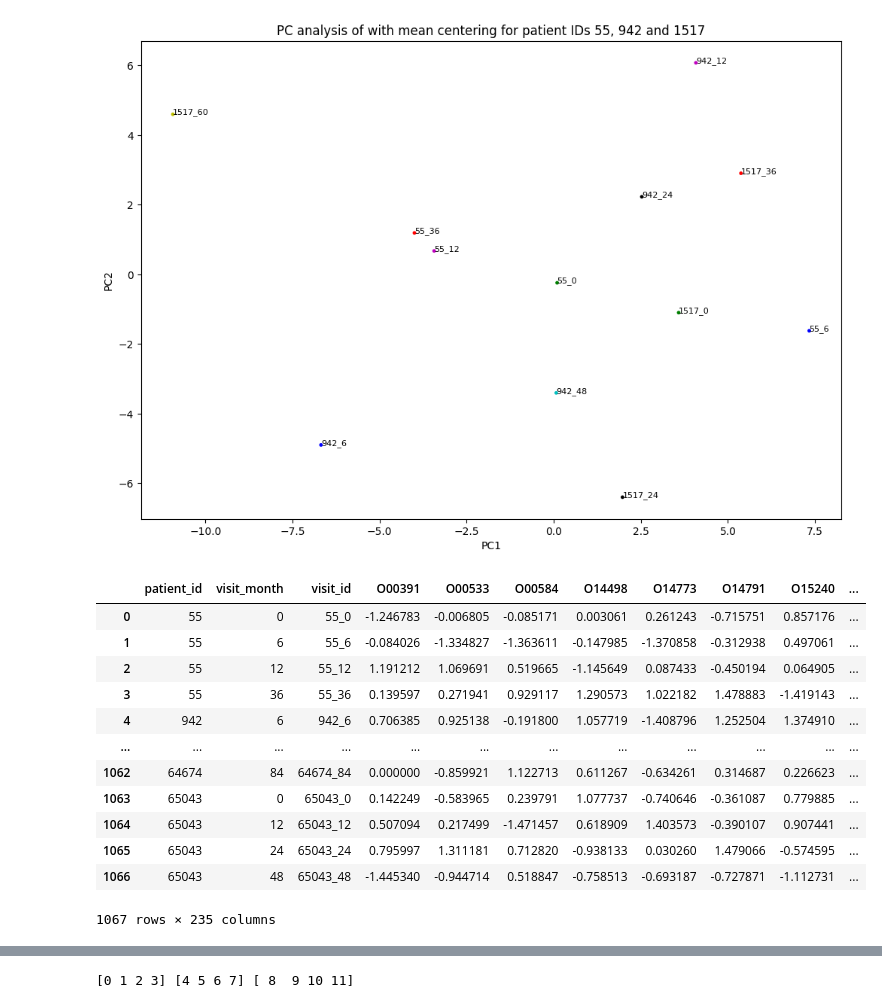
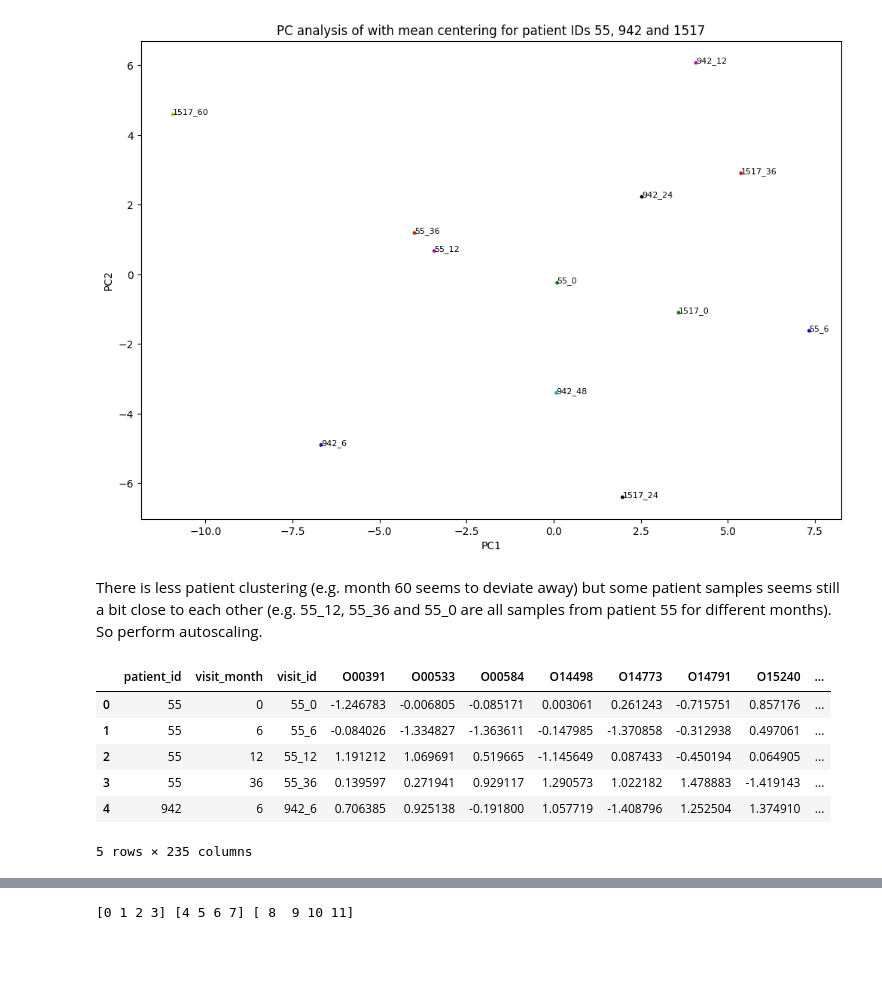
Before and after one commit to CheYeeNg/MSB1015_scientific_programming, a Jupyter notebook: prediction_of_Parkinsons_disease_related_proteins.ipynb, the cells around one changed output, grey strips where cells are left out. Cells and saved outputs as stored; diff of their text form; code cells hidden in the pictures; blank space fills up the shorter version.

```diff
--- a/prediction_of_Parkinsons_disease_related_proteins.ipynb
+++ b/prediction_of_Parkinsons_disease_related_proteins.ipynb
@@ -689,49 +687,47 @@ plt.show()
 # %% [output]
 [0 1 2 3] [4 5 6 7] [ 8  9 10 11]
 [figure]
+# %% [markdown]
+There is less patient clustering (e.g. month 60 seems to deviate away) but some patient samples seems still a bit close to each other (e.g. 55_12, 55_36 and 55_0 are all samples from patient 55 for different months). So perform autoscaling.
 # %%
+# Create empty df so autoscaled rows per patient can be appended to this df.
 autoscaling_removed_outlier = pd.DataFrame()
 
 for ID, data in removed_outlier.groupby("patient_id"):
     #print(data)
     x = data.loc[:, "O00391":"Q9Y6R7"].sum()      # sum all the values up per column
     #print(x)
     std = data.loc[:, "O00391":"Q9Y6R7"].std()    # calcualte standard deviation.
     #print(std)
     count = len(data)
     #print(count)
     y = x.div(count)                              # get the mean by dividing the sum by the number of samples from the same patient
     #print(y)
     z = data.loc[:, "O00391":"Q9Y6R7"].sub(y)     # subtract the number in the corresponding column cell by the column mean (mean centering/column)
     #print(z)
-    final = z.div(std)
+    final = z.div(std)                            # divide by the standard deviation
     autoscaling_removed_outlier = pd.concat([autoscaling_removed_outlier, final])
 
+# As a division step is used in the end, NA-values will be introduced at places where the values are already 0. So set those NA-values back to 0.
 autoscaling_removed_outlier.fillna(0, inplace = True)
 
 # Copy parts of removed_outlier df and merge them with the new created mean_centered_removed_outlier df.
 # To avoid getting NaN values after merging, amke sure to reset the index and concatenate the dataframes columns (axis = 1).
 first_part_ro_df = removed_outlier[["patient_id", "visit_month", "visit_id"]].copy()
 second_part_ro_df = removed_outlier[["updrs_1", "updrs_2", "updrs_3", "updrs_4", "upd23b_clinical_state_on_medication"]].copy()
 
 autoscaling_removed_outlier = pd.concat([first_part_ro_df.reset_index(drop = True), autoscaling_removed_outlier.reset_index(drop = True)], axis = 1)
 autoscaling_removed_outlier = pd.concat([autoscaling_removed_outlier.reset_index(drop = True), second_part_ro_df.reset_index(drop = True)], axis = 1)
 
-autoscaling_removed_outlier
+autoscaling_removed_outlier.head()
 # %% [output]
 |  | patient_id | visit_month | visit_id | O00391 | O00533 | O00584 | O14498 | O14773 | O14791 | O15240 | ... |
 | 0 | 55 | 0 | 55_0 | -1.246783 | -0.006805 | -0.085171 | 0.003061 | 0.261243 | -0.715751 | 0.857176 | ... |
 | 1 | 55 | 6 | 55_6 | -0.084026 | -1.334827 | -1.363611 | -0.147985 | -1.370858 | -0.312938 | 0.497061 | ... |
 | 2 | 55 | 12 | 55_12 | 1.191212 | 1.069691 | 0.519665 | -1.145649 | 0.087433 | -0.450194 | 0.064905 | ... |
 | 3 | 55 | 36 | 55_36 | 0.139597 | 0.271941 | 0.929117 | 1.290573 | 1.022182 | 1.478883 | -1.419143 | ... |
 | 4 | 942 | 6 | 942_6 | 0.706385 | 0.925138 | -0.191800 | 1.057719 | -1.408796 | 1.252504 | 1.374910 | ... |
-| ... | ... | ... | ... | ... | ... | ... | ... | ... | ... | ... | ... |
-| 1062 | 64674 | 84 | 64674_84 | 0.000000 | -0.859921 | 1.122713 | 0.611267 | -0.634261 | 0.314687 | 0.226623 | ... |
-| 1063 | 65043 | 0 | 65043_0 | 0.142249 | -0.583965 | 0.239791 | 1.077737 | -0.740646 | -0.361087 | 0.779885 | ... |
-| 1064 | 65043 | 12 | 65043_12 | 0.507094 | 0.217499 | -1.471457 | 0.618909 | 1.403573 | -0.390107 | 0.907441 | ... |
-| 1065 | 65043 | 24 | 65043_24 | 0.795997 | 1.311181 | 0.712820 | -0.938133 | 0.030260 | 1.479066 | -0.574595 | ... |
-| 1066 | 65043 | 48 | 65043_48 | -1.445340 | -0.944714 | 0.518847 | -0.758513 | -0.693187 | -0.727871 | -1.112731 | ... |
-1067 rows × 235 columns
+5 rows × 235 columns
 # %%
 # Normalize the data before performing PCA.
 norm_autoscaling_removed_outlier_PCA = autoscaling_removed_outlier.loc[:, "O00391":"Q9Y6R7"]
```
Also changed, not shown: parts of 12 cells of this notebook.
